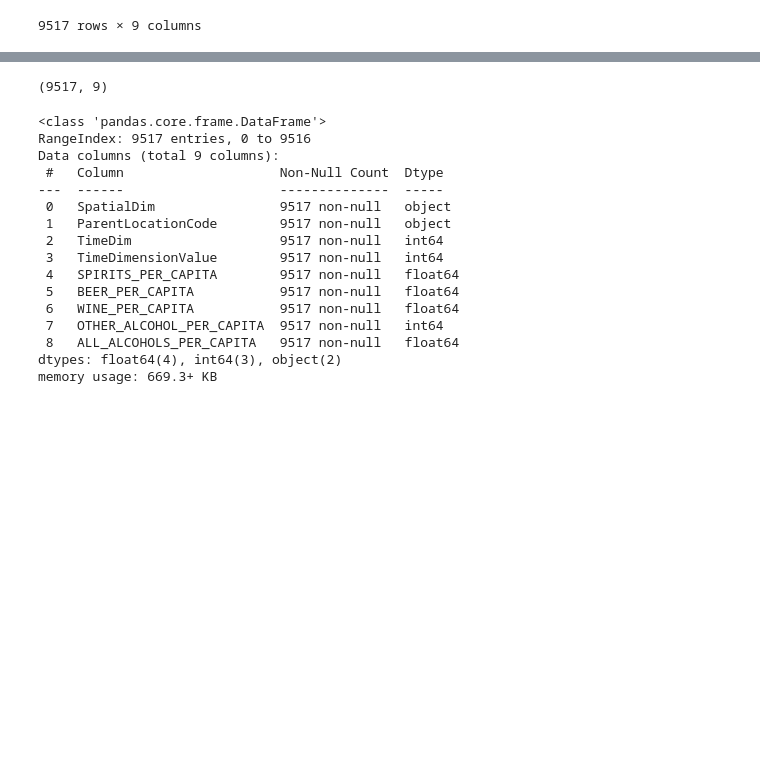
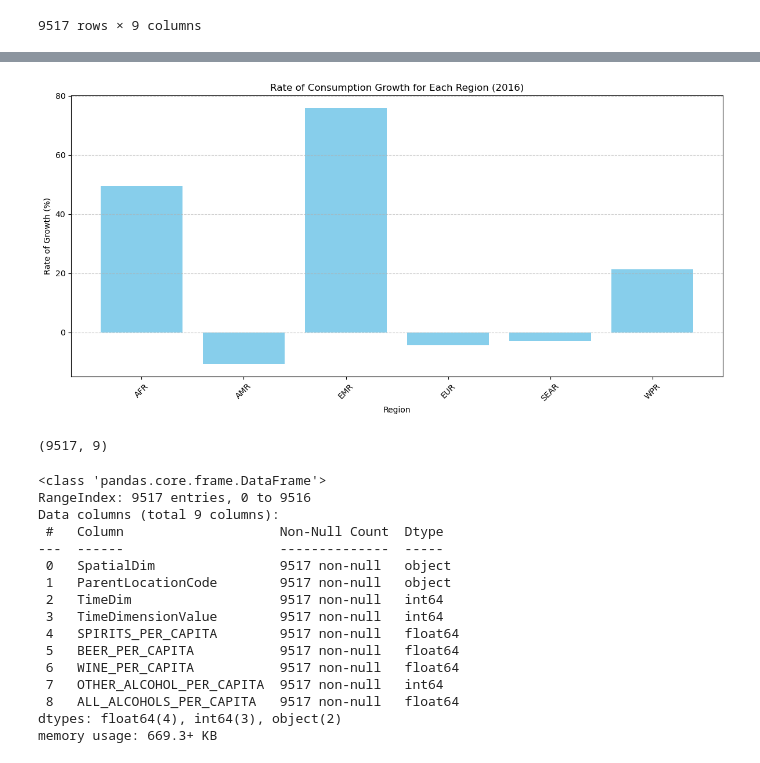
Before and after one commit to ThePennyGoblin/SMU_BootCamp_-Project_1, a Jupyter notebook: WHO Data API/Scratpad_Analysis.ipynb, the cells around one changed output, grey strips where cells are left out. Drawn from its saved outputs; the diff is of its cells as text; code cells hidden in the pictures; blank space fills up the shorter version.

Commit message:
Added in statistical analysis from tutoring session + box and whsker of various region prices, and outliers.

```diff
--- a/WHO Data API/Scratpad_Analysis.ipynb
+++ b/WHO Data API/Scratpad_Analysis.ipynb
@@ -29,3 +31,11 @@ display(df)
 | 9515 | ZWE | AFR | 2014 | 2014 | 0.86 | 4.35 | ... |
 | 9516 | ZWE | AFR | 2015 | 2015 | 0.43 | 2.23 | ... |
 9517 rows × 9 columns
+# %%
+# Filter the DataFrame to include only SPIRITS_PER_CAPITA data and data from 2013 to 2016
+spirits_df = df[(df['TimeDimensionValue'] >= 2013) & (df['TimeDimensionValue'] <= 2016)][['ParentLocationCode', 'TimeDimensionValue', 'SPIRITS_PER_CAPITA']]
+
+# Group the data by ParentLocationCode and TimeDimensionValue and apply aggregation functions
+aggregated_df = spirits_df.groupby(['ParentLocationCode', 'TimeDimensionValue'], as_index=False)["SPIRITS_PER_CAPITA"].agg(Mean="mean", Total="sum", Count="count", Min="min", Max="max")
+
+display(aggregated_df)
@@ -31,0 +64,5 @@ display(df)
+# %%
+# Calculate the rate of growth for each region based on the Mean values over the years
+aggregated_df['Rate_of_Growth'] = aggregated_df.groupby('ParentLocationCode')['Mean'].pct_change() * 100
+
+display(aggregated_df)
@@ -32,3 +87,20 @@ display(df)
+# %%
+# Filter the DataFrame for the year 2016
+df_2016 = aggregated_df[aggregated_df['TimeDimensionValue'] == 2016]
+
+# Plotting the bar graph
+plt.figure(figsize=(12, 6))
+plt.bar(df_2016['ParentLocationCode'], df_2016['Rate_of_Growth'], color='skyblue')
+plt.xlabel('Region')
+plt.ylabel('Rate of Growth (%)')
+plt.title('Rate of Consumption Growth for Each Region (2016)')
+plt.xticks(rotation=45)
+plt.grid(axis='y', linestyle='--', alpha=0.6)
+plt.tight_layout()
+
+plt.show()
+# %% [output]
+[figure, added]
 # %%
 df.shape
 # %% [output]
```
Also changed, not shown: parts of 15 cells of this notebook.
